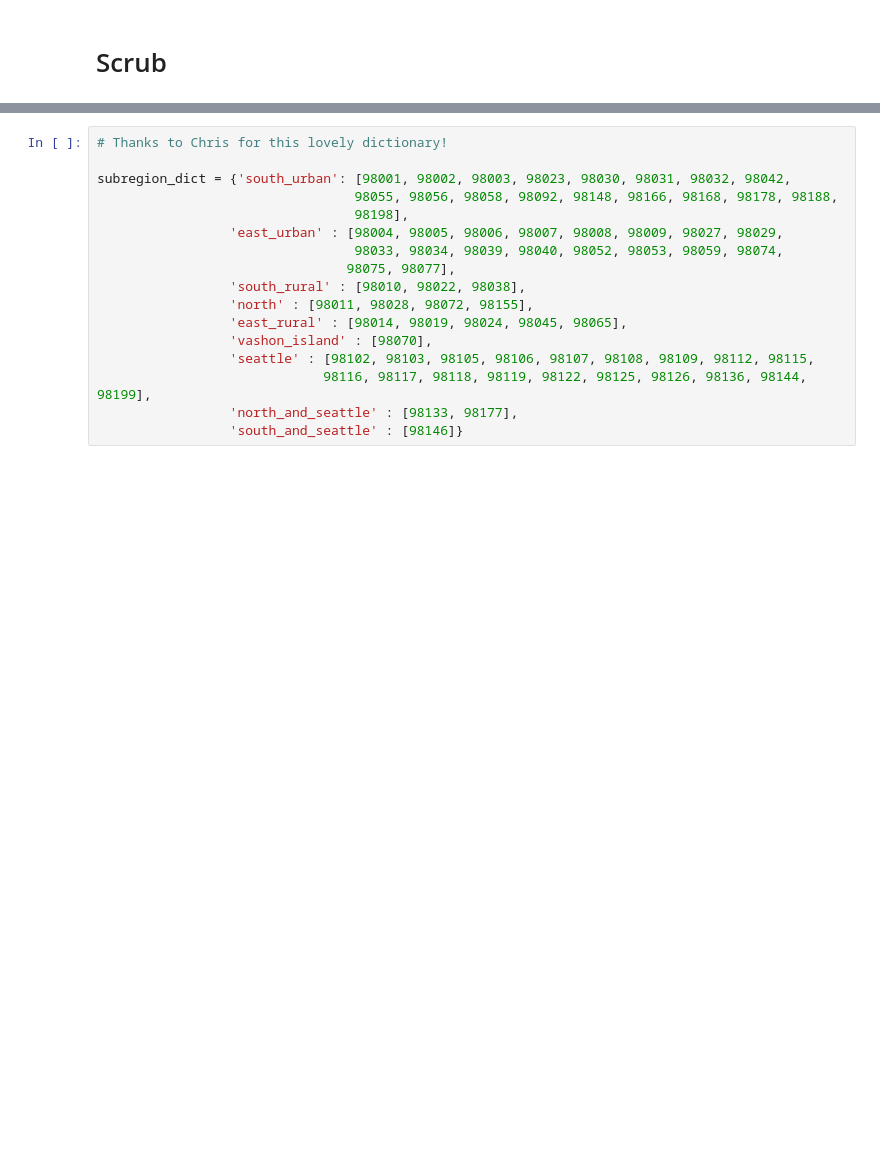
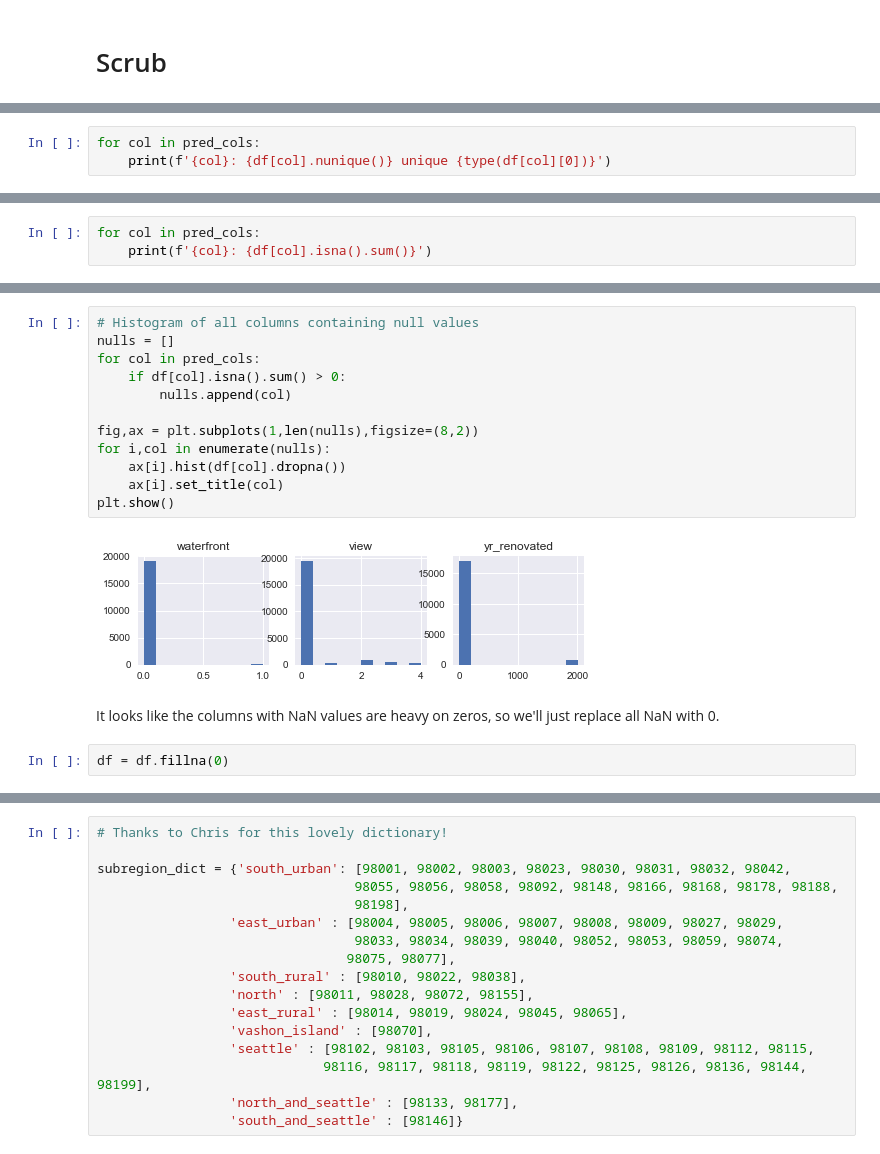
Before and after one commit to katmandoone/dsc-mod-2-project-v2-1-onl01-dtsc-pt-041320, a Jupyter notebook: student.ipynb, the cells around one changed output, grey strips where cells are left out. Saved outputs shown, nothing was run; the diff lists cells and outputs as text; blank space fills up the shorter version.

```diff
--- a/student.ipynb
+++ b/student.ipynb
@@ -36,0 +158,3 @@ df.head()
+# %%
+for col in pred_cols:
+    print(f'{col}: {df[col].nunique()} unique {type(df[col][0])}')
@@ -36,0 +184,3 @@ df.head()
+# %%
+for col in pred_cols:
+    print(f'{col}: {df[col].isna().sum()}')
@@ -36,0 +208,18 @@ df.head()
+# %%
+# Histogram of all columns containing null values
+nulls = []
+for col in pred_cols:
+    if df[col].isna().sum() > 0:
+        nulls.append(col)
+
+fig,ax = plt.subplots(1,len(nulls),figsize=(8,2))
+for i,col in enumerate(nulls):
+    ax[i].hist(df[col].dropna())
+    ax[i].set_title(col)
+plt.show()
+# %% [output]
+[figure, added]
+# %% [markdown]
+It looks like the columns with NaN values are heavy on zeros, so we'll just replace all NaN with 0.
+# %%
+df = df.fillna(0)
```
Also changed, not shown: parts of 231 cells of this notebook.
